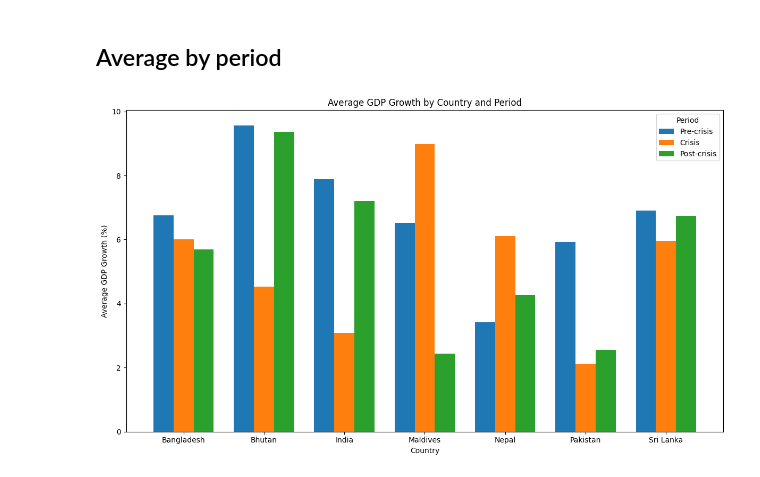
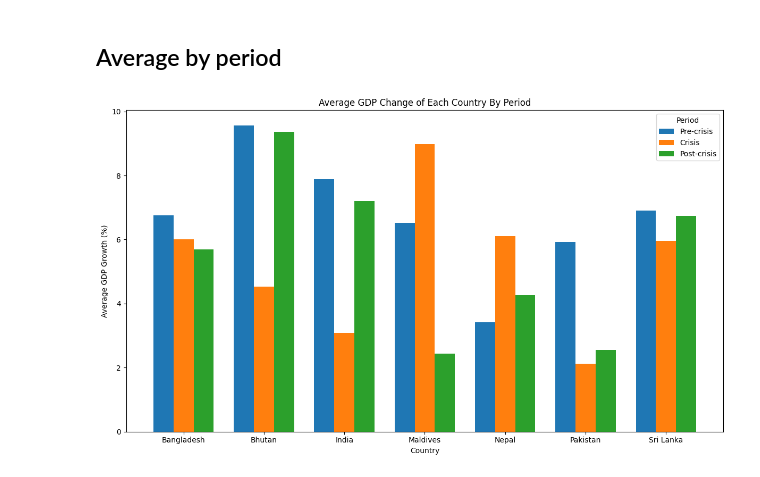
Before and after one commit to chris-tinad/DATASCI350_finalproject_group2, a Jupyter notebook: scripts/2008Crisis.ipynb, the cells around one changed output. Drawn from its saved outputs; the diff is of its cells as text; code cells hidden in the pictures.

```diff
--- a/scripts/2008Crisis.ipynb
+++ b/scripts/2008Crisis.ipynb
@@ -207,33 +211,33 @@ period_order = ["Pre-crisis", "Crisis", "Post-crisis"]
 
 pivot_df = country_period_avg.pivot(
     index="country_name",
     columns="period",
     values="gdp_growth_pct"
 )
 
 pivot_df = pivot_df[period_order]
 
 countries = pivot_df.index
 x = np.arange(len(countries))
 width = 0.25
 
 plt.figure(figsize=(12, 7))
 
 for i, period in enumerate(period_order):
     plt.bar(
         x + (i - 1) * width,
         pivot_df[period],
         width=width,
         label=period
     )
 
 plt.xticks(x, countries)
-plt.title("Average GDP Growth by Country and Period")
+plt.title("Average GDP Change of Each Country By Period")
 plt.xlabel("Country")
 plt.ylabel("Average GDP Growth (%)")
 plt.legend(title="Period")
 plt.tight_layout()
-plt.savefig("images/gdp_bar_2008Crisis.png", dpi=300)
+plt.savefig("../figures/gdp_bar_2008Crisis.png", dpi=300)
 plt.show()
 # %% [output]
-[figure, old version]
+[figure, new version]
```
Also changed, not shown: parts of 6 cells of this notebook.
